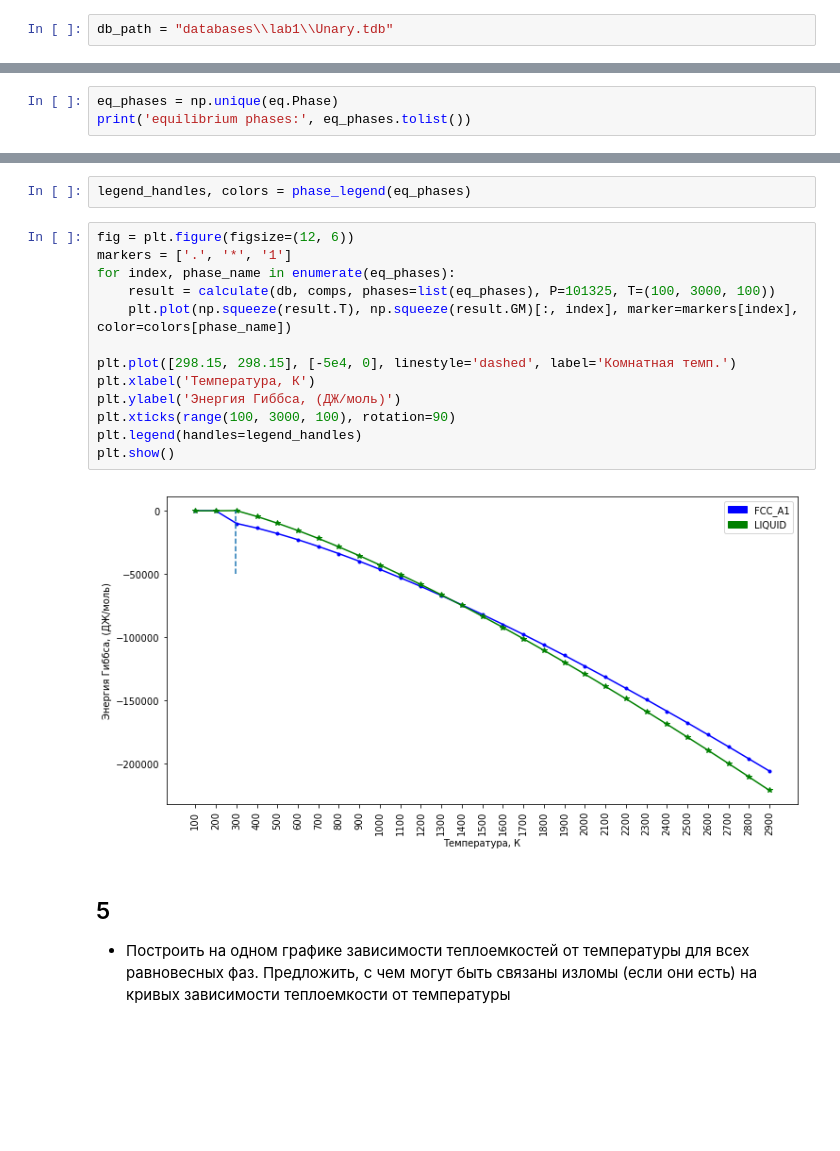
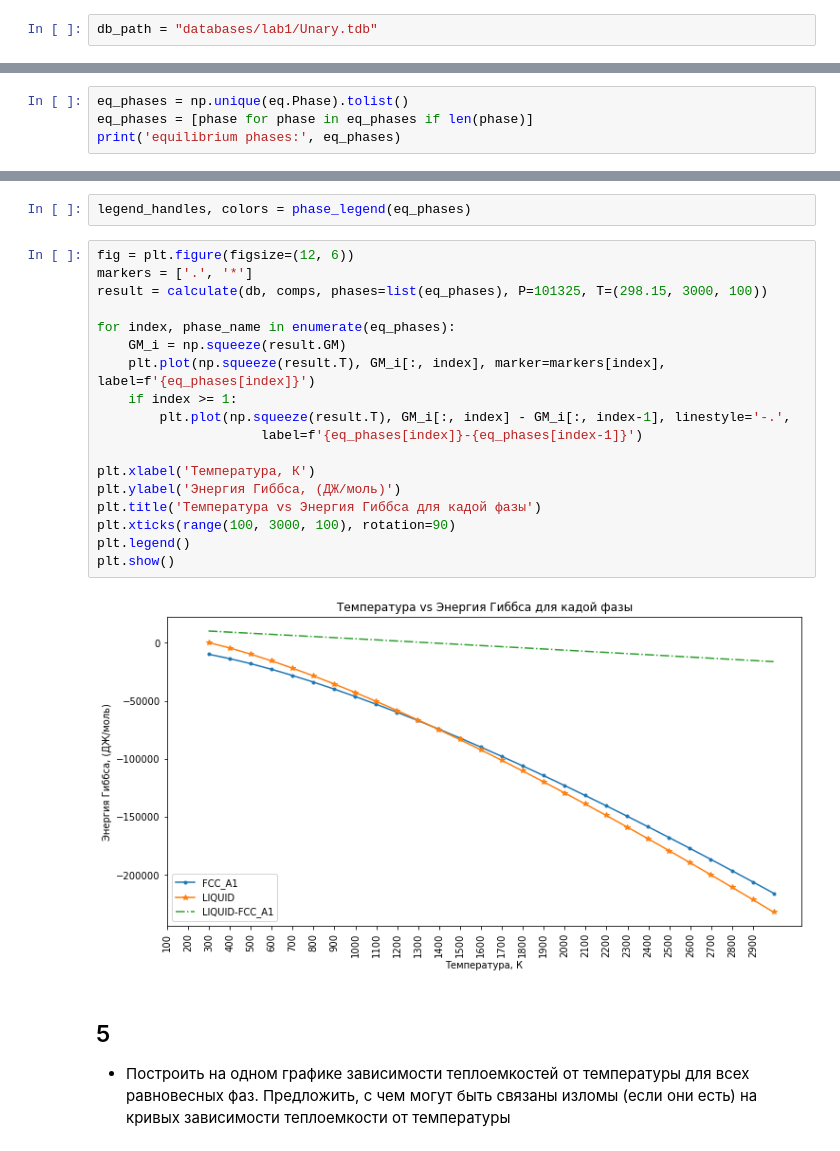
Before and after one commit to sobolevV/thermo, a Jupyter notebook: lab1.ipynb, the cells around one changed output, grey strips where cells are left out. Saved outputs shown, nothing was run; the diff lists cells and outputs as text; blank space fills up the shorter version.

```diff
--- a/lab1.ipynb
+++ b/lab1.ipynb
@@ -5,7 +5,7 @@ from pycalphad.plot.eqplot import eqplot, phase_legend
 import numpy as np
 import matplotlib.pyplot as plt
 # %%
-db_path = "databases\\lab1\\Unary.tdb"
+db_path = "databases/lab1/Unary.tdb"
 # %%
 db = Database(db_path)
 # %%
@@ -45,6 +46,7 @@ Attributes:
 # %%
-eq_phases = np.unique(eq.Phase)
-print('equilibrium phases:', eq_phases.tolist())
+eq_phases = np.unique(eq.Phase).tolist()
+eq_phases = [phase for phase in eq_phases if len(phase)]
+print('equilibrium phases:', eq_phases)
 # %% [output]
 equilibrium phases: ['FCC_A1', 'LIQUID']
 # %% [markdown]
@@ -72,19 +74,24 @@ plt.show()
 legend_handles, colors = phase_legend(eq_phases)
 # %%
 fig = plt.figure(figsize=(12, 6))
-markers = ['.', '*', '1']
+markers = ['.', '*']
+result = calculate(db, comps, phases=list(eq_phases), P=101325, T=(298.15, 3000, 100))
+
 for index, phase_name in enumerate(eq_phases):
-    result = calculate(db, comps, phases=list(eq_phases), P=101325, T=(100, 3000, 100))
-    plt.plot(np.squeeze(result.T), np.squeeze(result.GM)[:, index], marker=markers[index], color=colors[phase_name])
+    GM_i = np.squeeze(result.GM)
+    plt.plot(np.squeeze(result.T), GM_i[:, index], marker=markers[index], label=f'{eq_phases[index]}')
+    if index >= 1:
+        plt.plot(np.squeeze(result.T), GM_i[:, index] - GM_i[:, index-1], linestyle='-.',
+                     label=f'{eq_phases[index]}-{eq_phases[index-1]}')
 
-plt.plot([298.15, 298.15], [-5e4, 0], linestyle='dashed', label='Комнатная темп.')
 plt.xlabel('Температура, К')
 plt.ylabel('Энергия Гиббса, (ДЖ/моль)')
+plt.title('Температура vs Энергия Гиббса для кадой фазы')
 plt.xticks(range(100, 3000, 100), rotation=90)
-plt.legend(handles=legend_handles)
+plt.legend()
 plt.show()
 # %% [output]
-[figure, old version]
+[figure, new version]
 # %% [markdown]
 ## 5
 - Построить на одном графике зависимости теплоемкостей от температуры для всех равновесных фаз. Предложить, с чем могут быть связаны изломы (если они есть) на кривых зависимости  теплоемкости от температуры
```
Also changed, not shown: parts of 8 cells of this notebook, 14 other files.
